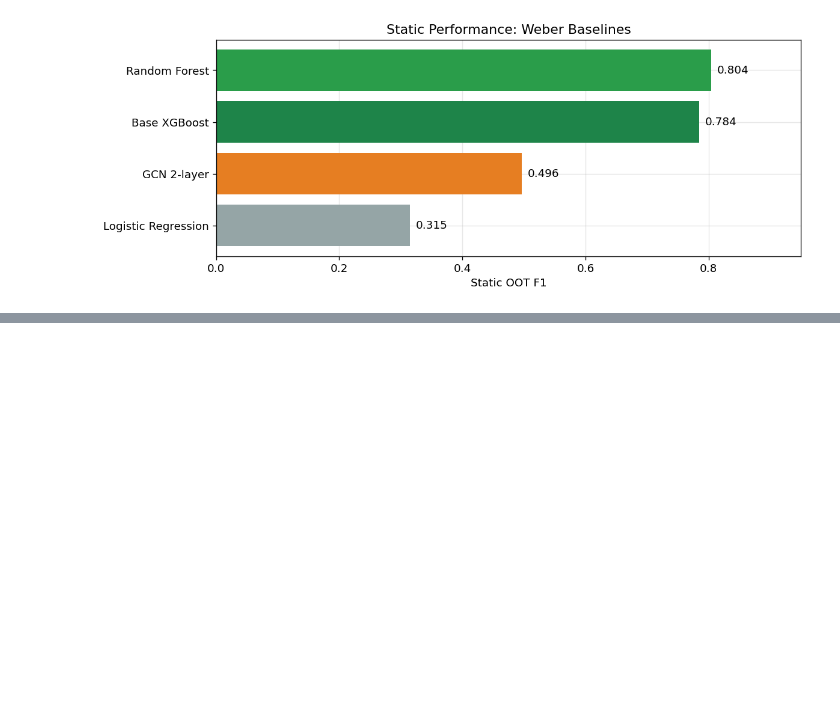
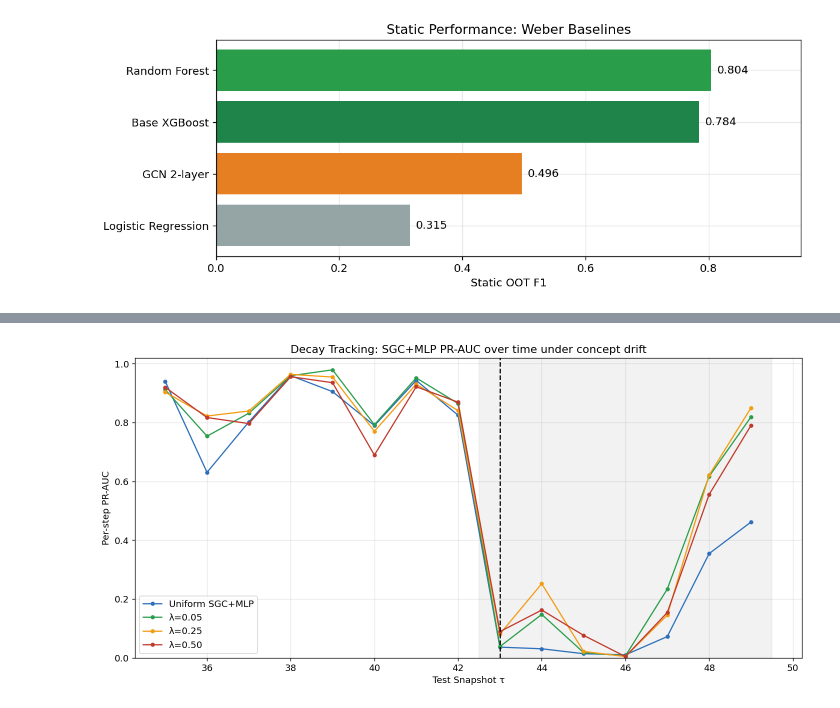
Before and after one commit to AgricolaC/Elliptic-Bitcoin-Project, a Jupyter notebook: presentation.ipynb, the cells around one changed output, grey strips where cells are left out. Saved outputs shown, nothing was run; the diff lists cells and outputs as text; code cells hidden in the pictures; blank space fills up the shorter version.

```diff
--- a/presentation.ipynb
+++ b/presentation.ipynb
@@ -442,0 +437,19 @@ We observed that $K=5$ (heavy low-pass filtering) caused the global covariance m
+# %%
+f4_models_xgb = [
+    ('Uniform XGBoost', 'F1: Base XGBoost WF [v2]', '#2c6fbb'),
+    ('λ=0.05', 'F4: XGBoost decay λ=0.05', '#2a9d4a'),
+    ('λ=0.25', 'F4: XGBoost decay λ=0.25', '#f39c12'),
+    ('λ=0.50', 'F4: XGBoost decay λ=0.5', '#c0392b')
+]
+fig, ax = plt.subplots(figsize=(12, 6))
+for label, sweep_name, color in f4_models_xgb:
+    d = steps[steps['Sweep'] == sweep_name].sort_values('Tau')
+    if len(d) > 0:
+        ax.plot(d['Tau'], d['PRAUC'], marker='o', ms=4, color=color, label=label)
+ax.axvline(SHOCK, color='black', ls='--', lw=1.5)
+ax.axvspan(SHOCK - 0.5, 49.5, color='gray', alpha=0.10)
+ax.set_xlabel('Test Snapshot τ'); ax.set_ylabel('Per-step PR-AUC'); ax.set_ylim(0, 1.02)
+ax.set_title('Decay Tracking: XGBoost PR-AUC over time under concept drift')
+ax.legend()
+fig.tight_layout()
+plt.show()
@@ -442,0 +461,21 @@ We observed that $K=5$ (heavy low-pass filtering) caused the global covariance m
+# %%
+f4_models_sgc = [
+    ('Uniform SGC+MLP', 'F1: SGC+MLP WF K=2 [Dir=F; Topo=None]', '#2c6fbb'),
+    ('λ=0.05', 'F4: SGC+MLP decay λ=0.05', '#2a9d4a'),
+    ('λ=0.25', 'F4: SGC+MLP decay λ=0.25', '#f39c12'),
+    ('λ=0.50', 'F4: SGC+MLP decay λ=0.5', '#c0392b')
+]
+fig, ax = plt.subplots(figsize=(12, 6))
+for label, sweep_name, color in f4_models_sgc:
+    d = steps[steps['Sweep'] == sweep_name].sort_values('Tau')
+    if len(d) > 0:
+        ax.plot(d['Tau'], d['PRAUC'], marker='o', ms=4, color=color, label=label)
+ax.axvline(SHOCK, color='black', ls='--', lw=1.5)
+ax.axvspan(SHOCK - 0.5, 49.5, color='gray', alpha=0.10)
+ax.set_xlabel('Test Snapshot τ'); ax.set_ylabel('Per-step PR-AUC'); ax.set_ylim(0, 1.02)
+ax.set_title('Decay Tracking: SGC+MLP PR-AUC over time under concept drift')
+ax.legend()
+fig.tight_layout()
+plt.show()
+# %% [output]
+[figure, added]
```
Also changed, not shown: parts of 51 cells of this notebook, 25 other files.
